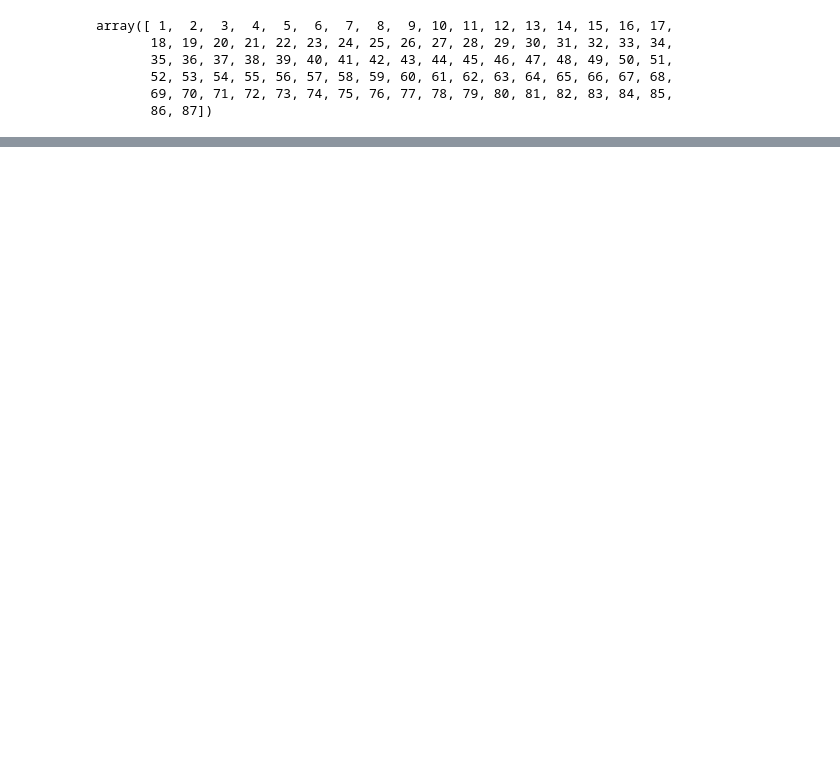
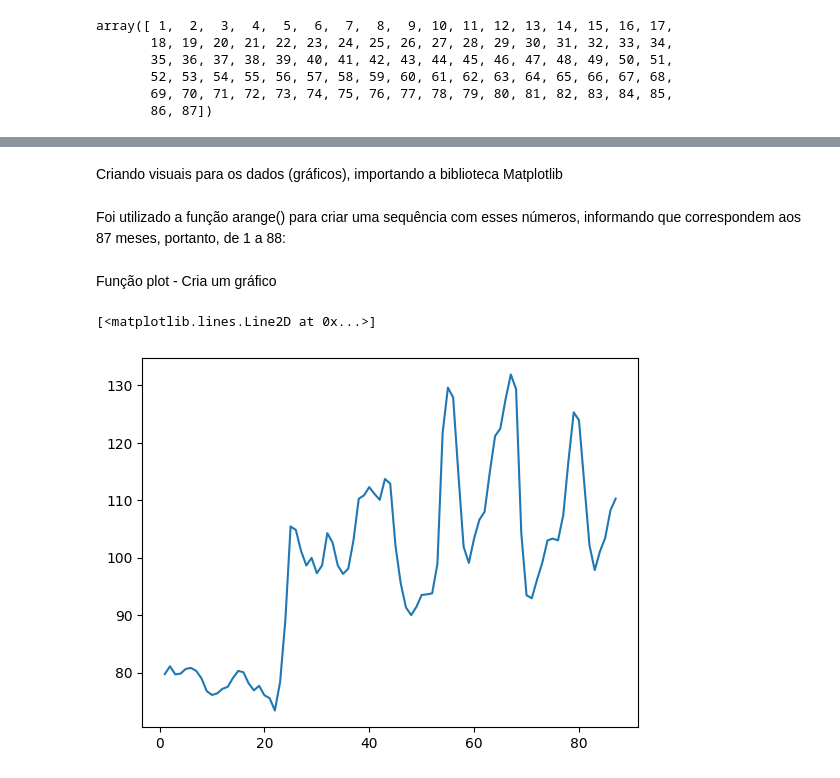
Before and after one commit to Camillabgarcia/Python-para-Data-Science, a Jupyter notebook: Numpy_curso.ipynb, the cells around one changed output, grey strips where cells are left out. Saved outputs shown, nothing was run; the diff lists cells and outputs as text; code cells hidden in the pictures; blank space fills up the shorter version.

```diff
--- a/Numpy_curso.ipynb
+++ b/Numpy_curso.ipynb
@@ -5,2 +13,2 @@ import numpy as np
 # %%
-np.loadtxt('apples_ts.csv', delimiter=',', usecols=np.arange(1, 88, 1))
+dado = np.loadtxt(url, delimiter=',', usecols=np.arange(1, 88, 1))
@@ -33,0 +66,2 @@ array([ 1,  2,  3,  4,  5,  6,  7,  8,  9, 10, 11, 12, 13, 14, 15, 16, 17,
+# %%
+dado_transposto = dado.T
@@ -33,0 +74,4 @@ array([ 1,  2,  3,  4,  5,  6,  7,  8,  9, 10, 11, 12, 13, 14, 15, 16, 17,
+# %%
+precos = dado_transposto[:, 1:6]
+# %% [markdown]
+Criando visuais para os dados (gráficos), importando a biblioteca Matplotlib
@@ -33,0 +80,11 @@ array([ 1,  2,  3,  4,  5,  6,  7,  8,  9, 10, 11, 12, 13, 14, 15, 16, 17,
+# %% [markdown]
+ Foi utilizado a função arange() para criar uma sequência com esses números, informando que correspondem aos 87 meses, portanto, de 1 a 88:
+# %%
+datas = np.arange(1, 88, 1)
+# %% [markdown]
+Função plot - Cria um gráfico
+# %%
+plt.plot(datas, precos[:,0])
+# %% [output]
+[<matplotlib.lines.Line2D at 0x...>]
+[figure, added]
```
Also changed, not shown: parts of 91 cells of this notebook.
